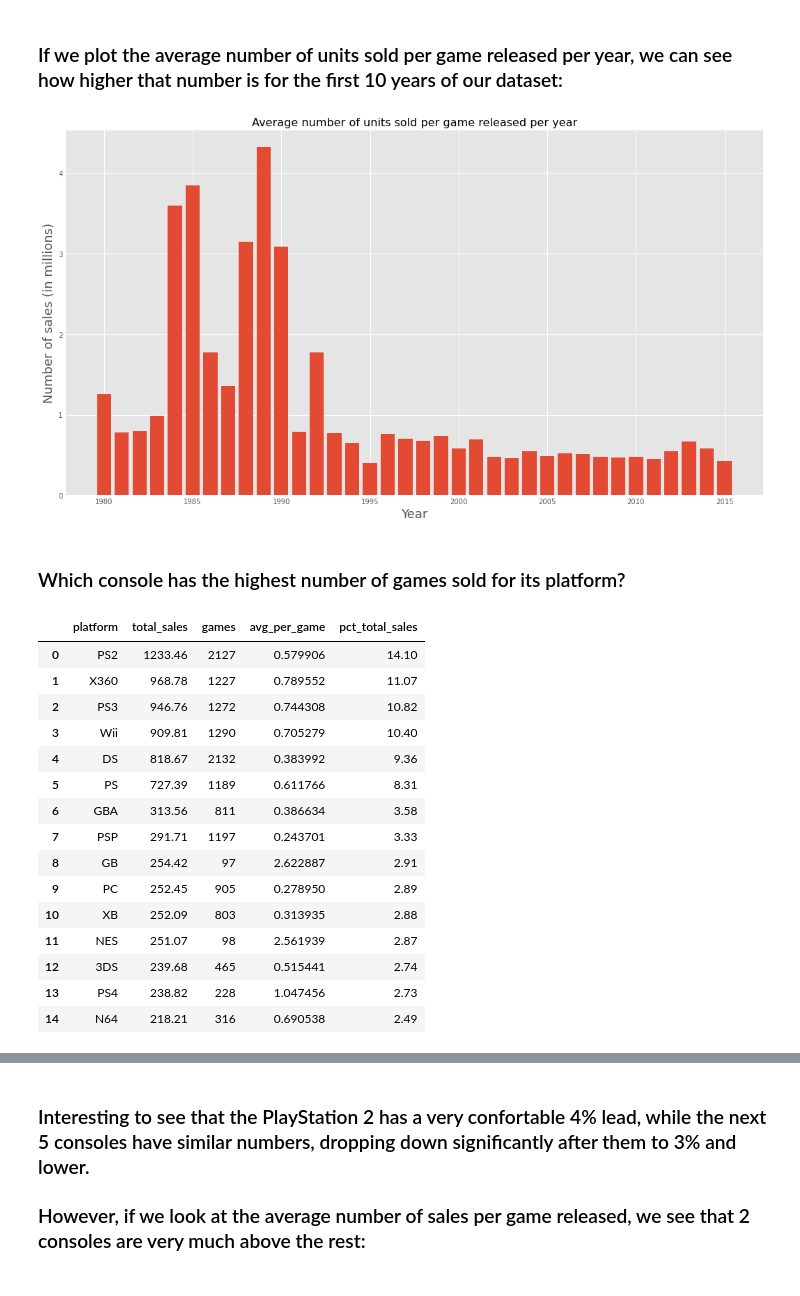
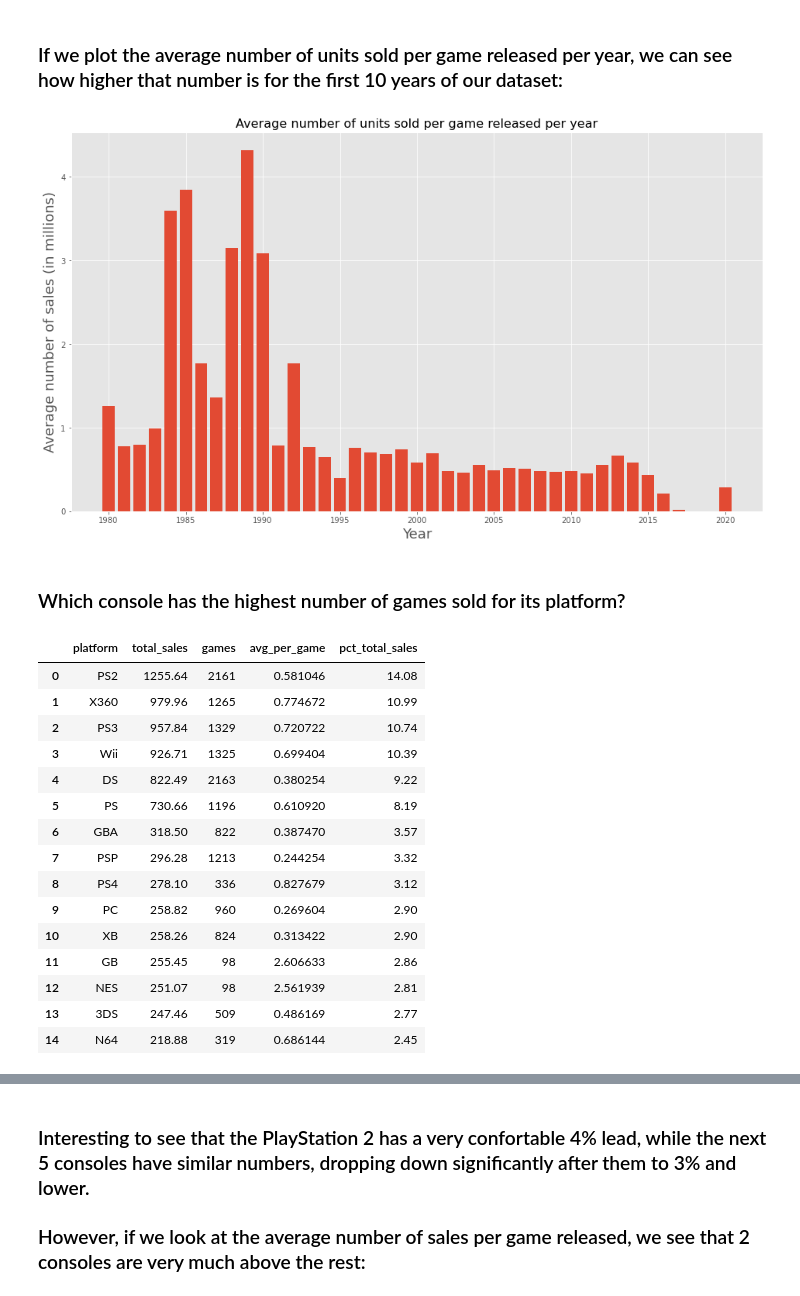
Before and after one commit to 3kleo/Video-Game-Sales-Analysis, a Jupyter notebook: notebook.ipynb, the cells around one changed output, grey strips where cells are left out. Drawn from its saved outputs; the diff is of its cells as text; code cells hidden in the pictures.

```diff
--- a/notebook.ipynb
+++ b/notebook.ipynb
@@ -98,7 +98,7 @@ Column global_sales has 0 empty values (0.00%)
 ### Number of empty values is very low.
 # %%
 # removing the final 3 years because of low number of data available
-df = df[df['year'] < 2016].reset_index()
+# df = df[df['year'] < 2016].reset_index()
 # %% [markdown]
 ### Lets start
 # %%
@@ -153,13 +154,13 @@ df[df['year'] < 1991].head(15)
 # %%
 df_temp['avg_PY'] = round(df_temp['sum'] / df_temp['count'], 2)
 plt.figure(figsize=(16,9))
 plt.bar(df_temp['year'], df_temp['avg_PY'])
 plt.xlabel('Year', fontdict={'size': 18})
-plt.ylabel('Number of sales (in millions)', fontdict={'size': 18})
+plt.ylabel('Average number of sales (in millions)', fontdict={'size': 18})
 plt.title('Average number of units sold per game released per year', fontdict={'size': 16})
 plt.show()
 # %% [output]
-[figure, old version]
+[figure, new version]
 # %% [markdown]
 ### Which console has the highest number of games sold for its platform?
 # %%
@@ -170,21 +171,21 @@ df_temp.rename(columns={'sum': 'total_sales', 'count': 'games', 'mean': 'avg_per
 df_temp.head(15)
 # %% [output]
 |  | platform | total_sales | games | avg_per_game | pct_total_sales |
-| 0 | PS2 | 1233.46 | 2127 | 0.579906 | 14.10 |
-| 1 | X360 | 968.78 | 1227 | 0.789552 | 11.07 |
-| 2 | PS3 | 946.76 | 1272 | 0.744308 | 10.82 |
-| 3 | Wii | 909.81 | 1290 | 0.705279 | 10.40 |
-| 4 | DS | 818.67 | 2132 | 0.383992 | 9.36 |
-| 5 | PS | 727.39 | 1189 | 0.611766 | 8.31 |
-| 6 | GBA | 313.56 | 811 | 0.386634 | 3.58 |
-| 7 | PSP | 291.71 | 1197 | 0.243701 | 3.33 |
-| 8 | GB | 254.42 | 97 | 2.622887 | 2.91 |
-| 9 | PC | 252.45 | 905 | 0.278950 | 2.89 |
-| 10 | XB | 252.09 | 803 | 0.313935 | 2.88 |
-| 11 | NES | 251.07 | 98 | 2.561939 | 2.87 |
-| 12 | 3DS | 239.68 | 465 | 0.515441 | 2.74 |
-| 13 | PS4 | 238.82 | 228 | 1.047456 | 2.73 |
-| 14 | N64 | 218.21 | 316 | 0.690538 | 2.49 |
+| 0 | PS2 | 1255.64 | 2161 | 0.581046 | 14.08 |
+| 1 | X360 | 979.96 | 1265 | 0.774672 | 10.99 |
+| 2 | PS3 | 957.84 | 1329 | 0.720722 | 10.74 |
+| 3 | Wii | 926.71 | 1325 | 0.699404 | 10.39 |
+| 4 | DS | 822.49 | 2163 | 0.380254 | 9.22 |
+| 5 | PS | 730.66 | 1196 | 0.610920 | 8.19 |
+| 6 | GBA | 318.50 | 822 | 0.387470 | 3.57 |
+| 7 | PSP | 296.28 | 1213 | 0.244254 | 3.32 |
+| 8 | PS4 | 278.10 | 336 | 0.827679 | 3.12 |
+| 9 | PC | 258.82 | 960 | 0.269604 | 2.90 |
+| 10 | XB | 258.26 | 824 | 0.313422 | 2.90 |
+| 11 | GB | 255.45 | 98 | 2.606633 | 2.86 |
+| 12 | NES | 251.07 | 98 | 2.561939 | 2.81 |
+| 13 | 3DS | 247.46 | 509 | 0.486169 | 2.77 |
+| 14 | N64 | 218.88 | 319 | 0.686144 | 2.45 |
 # %%
 plt.figure(figsize=(16,9))
 plt.barh(df_temp['platform'].head(10), df_temp['total_sales'].head(10))
```
Also changed, not shown: parts of 23 cells of this notebook.
